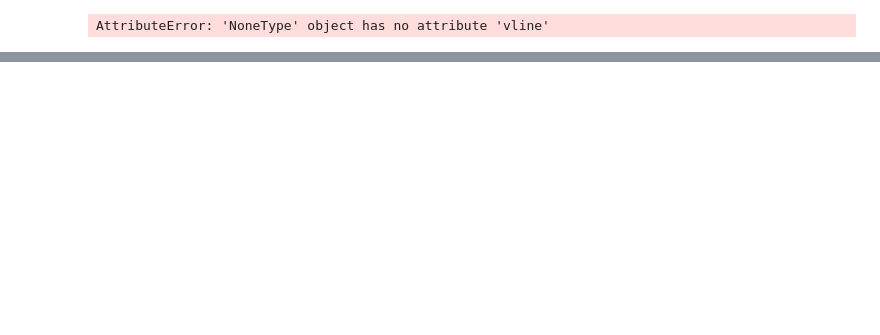
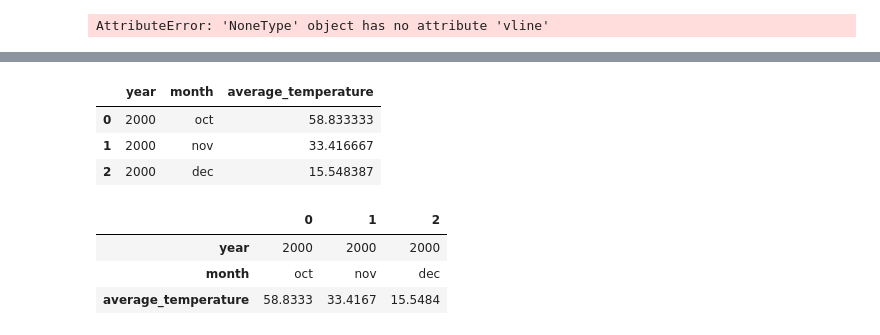
Before and after one commit to stew1922/data_farming, a Jupyter notebook: notebooks/carolina.ipynb, the cells around one changed output, grey strips where cells are left out. Saved outputs shown, nothing was run; the diff lists cells and outputs as text; code cells hidden in the pictures; blank space fills up the shorter version.

```diff
--- a/notebooks/carolina.ipynb
+++ b/notebooks/carolina.ipynb
@@ -93,0 +117,21 @@ AttributeError: 'NoneType' object has no attribute 'vline'
+# %%
+# Select data with year 2000
+select_year = monthly_temp.loc[monthly_temp['year']==2000]
+# rename row months from numeric to alphabetic
+select_year['month'] = select_year['month'].replace([10],'oct')
+select_year['month'] = select_year['month'].replace([11],'nov')
+select_year['month'] = select_year['month'].replace([12],'dec')
+select_year
+# %% [output]
+|  | year | month | average_temperature |
+| 0 | 2000 | oct | 58.833333 |
+| 1 | 2000 | nov | 33.416667 |
+| 2 | 2000 | dec | 15.548387 |
+# %%
+transposed_df = select_year.transpose()
+transposed_df
+# %% [output]
+|  | 0 | 1 | 2 |
+| year | 2000 | 2000 | 2000 |
+| month | oct | nov | dec |
+| average_temperature | 58.8333 | 33.4167 | 15.5484 |
```
Also changed, not shown: parts of 3 cells of this notebook, 1 other file.
